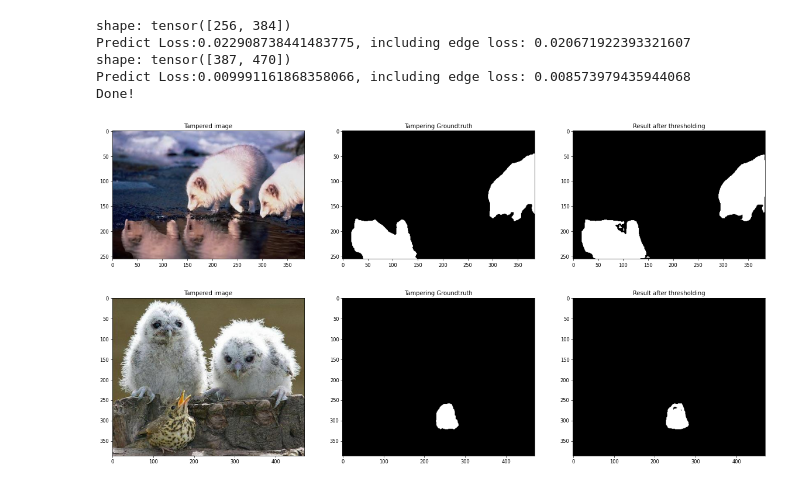
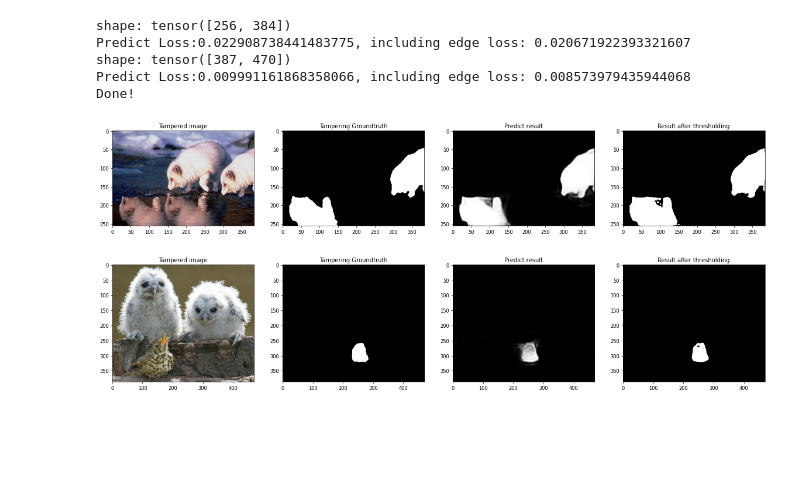
Before and after one commit to SunnyHaze/IML-ViT, a Jupyter notebook: Demo.ipynb, the cells around one changed output. Drawn from its saved outputs; the diff is of its cells as text; code cells hidden in the pictures; blank space fills up the shorter version.

```diff
--- a/Demo.ipynb
+++ b/Demo.ipynb
@@ -102,7 +102,7 @@ ckpt_path = "./checkpoints/iml-vit_checkpoint.pth"
 model = iml_vit_model()
 
 model.load_state_dict(
-    torch.load(ckpt_path)
+    torch.load(ckpt_path),
     strict = False
 )
 model = model.to(device)
@@ -139,20 +139,21 @@ Done!
 # %%
 # Visualize the results:
 for img, gt, res in zip(dataset.tp_path, dataset.gt_path, results):
     img = plt.imread(img)
     gt = plt.imread(gt)
-    plt.subplot(1, 3, 1)
+    plt.subplot(1, 4, 1)
     plt.title("Tampered image")
     plt.imshow(img)
-    plt.subplot(1, 3, 2)
+    plt.subplot(1, 4, 2)
     plt.title("Tampering Groundtruth")
     plt.imshow(gt, cmap="gray")
-    plt.subplot(1, 3, 3)
+    plt.subplot(1, 4, 3)
     plt.title("Predict result")
     plt.imshow(res, cmap="gray")
+    plt.subplot(1, 4, 4)
     plt.title("Result after thresholding")
     plt.imshow(res > 0.5, cmap="gray")
     plt.show()
 # %% [output]
-[figure, old version]
+[figure, new version]
-[figure, old version]
+[figure, new version]
```
